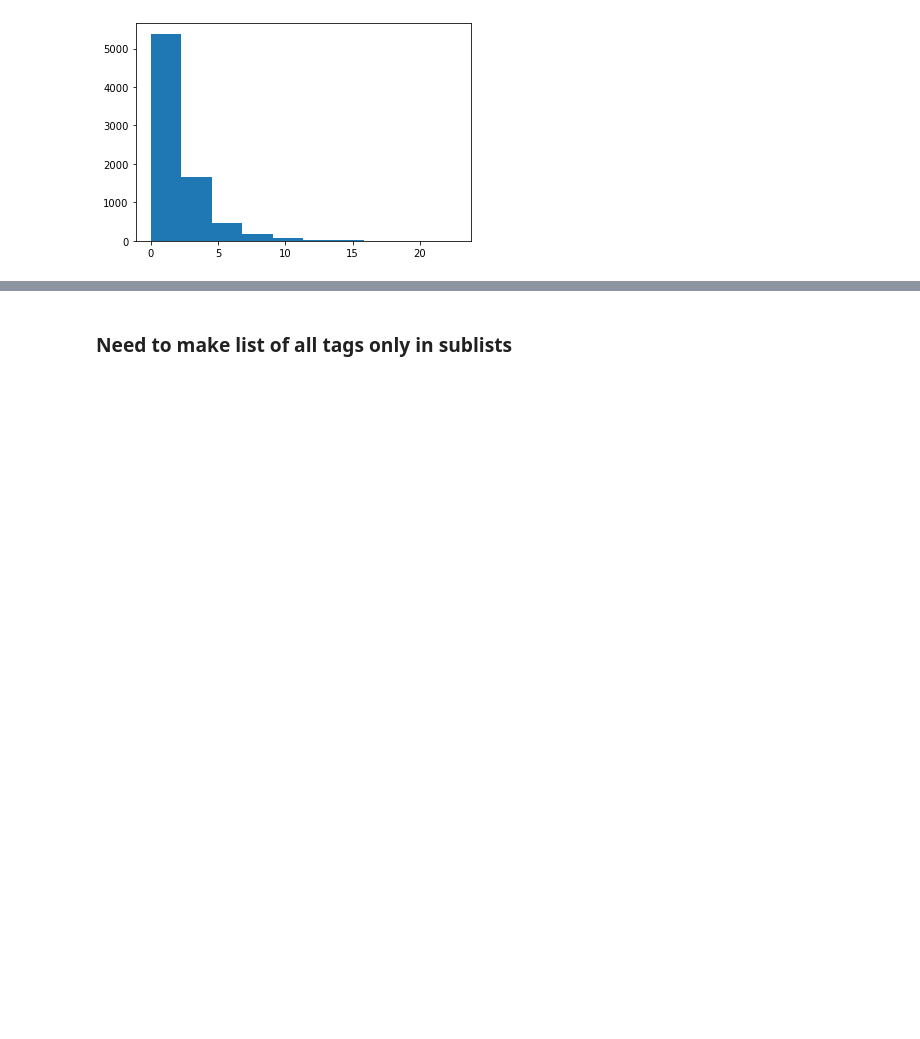
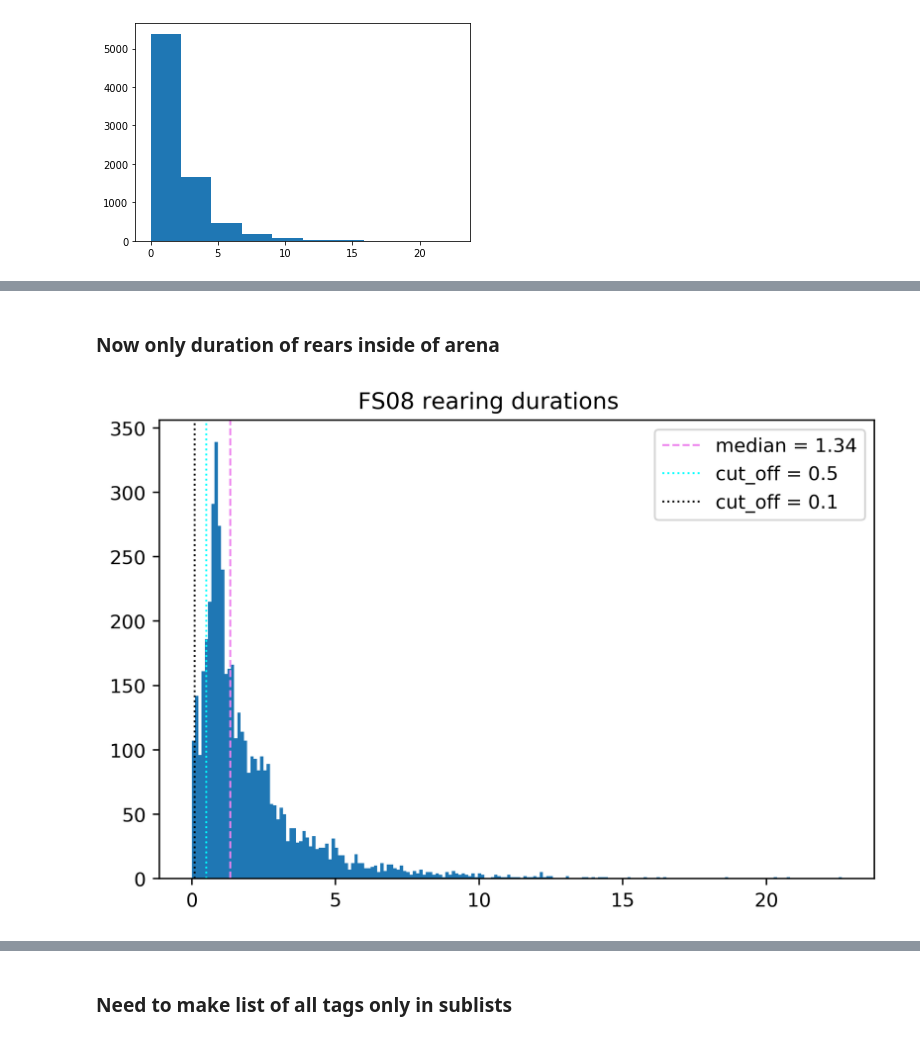
Before and after one commit to Fabalinks/Rearing_analysis, a Jupyter notebook: Code/20211201_FS_rearing_dynamics_PLOTTING.ipynb, the cells around one changed output, grey strips where cells are left out. Drawn from its saved outputs; the diff is of its cells as text; code cells hidden in the pictures; blank space fills up the shorter version.

```diff
--- a/Code/20211201_FS_rearing_dynamics_PLOTTING.ipynb
+++ b/Code/20211201_FS_rearing_dynamics_PLOTTING.ipynb
@@ -137,0 +116,33 @@ TypeError: 'AxesSubplot' object is not subscriptable
+# %% [markdown]
+### Now only duration of rears inside of arena
+# %%
+cut=0
+X_cut_min = -.59
+Y_cut_max = 1.61
+X_cut_max = .12
+Y_cut_min = .00
+rat_ID= 'FS08'
+count=0
+lenght= []
+with h5py.File(processed+'/'+ rat_ID +'/' +rat_ID +'.h5', 'r')  as rat:
+    days= (list(rat.keys()))
+    keys = allkeys(rat)
+    for key in keys:
+        for day in days:
+            if day in key:
+                #print(key)
+                if len(key)>17:
+                    rear = rat.get(key)
+                    rear=pd.DataFrame(rear)
+                    #print(rear[:,3])
+                    positions=rear_analysis.rotation_correction_points(rear,alpha =1.7)
+                    print
+                    if (X_cut_min + cut) < positions[1][count] < (X_cut_max - cut) and (Y_cut_min + cut) < positions[3][
+                    count] < (Y_cut_max - cut):
+                        #print(positions[0][0])
+                        #print(positions[0].iloc[-1])
+                        lenght.append((positions[0].iloc[-1]-positions[0][0]))
+
+make_simple_graphs('FS08' ,lenght,In_arena=False)
+# %% [output]
+[figure, added]
```
Also changed, not shown: parts of 47 cells of this notebook, 1 other file.
